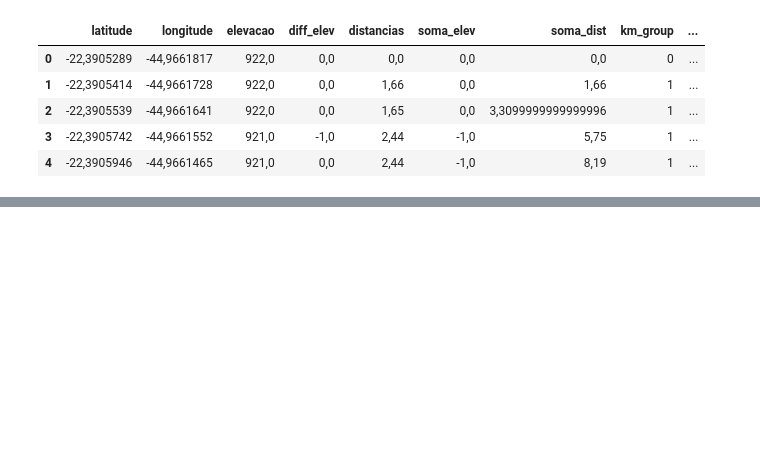
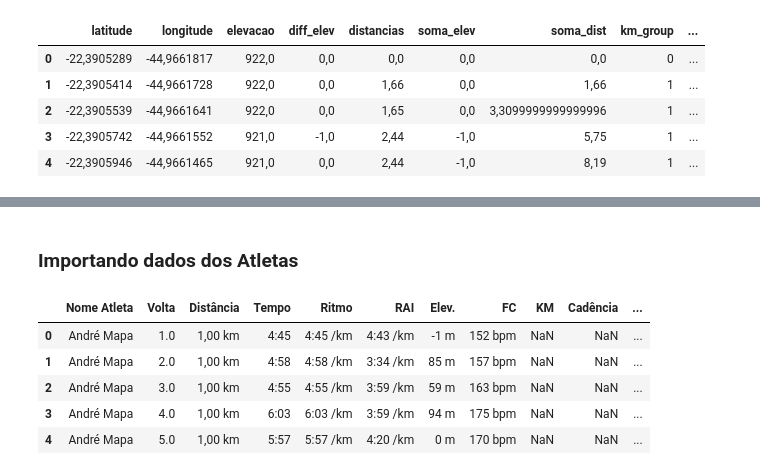
Before and after one commit to joaomts/-strava_analytics, a Jupyter notebook: analises_corredores.ipynb, the cells around one changed output, grey strips where cells are left out. Drawn from its saved outputs; the diff is of its cells as text; code cells hidden in the pictures; blank space fills up the shorter version.

```diff
--- a/analises_corredores.ipynb
+++ b/analises_corredores.ipynb
@@ -31,0 +50,12 @@ df_grouped.head()
+# %% [markdown]
+### Importando dados dos Atletas
+# %%
+df_atletas_2023 = pd.read_csv("final_completo_dados_2023_FINAL_SEM_ERRO.csv", sep=',')
+df_atletas_2023.head()
+# %% [output]
+|  | Nome Atleta | Volta | Distância | Tempo | Ritmo | RAI | Elev. | FC | KM | Cadência | ... |
+| 0 | André Mapa | 1.0 | 1,00 km | 4:45 | 4:45 /km | 4:43 /km | -1 m | 152 bpm | NaN | NaN | ... |
+| 1 | André Mapa | 2.0 | 1,00 km | 4:58 | 4:58 /km | 3:34 /km | 85 m | 157 bpm | NaN | NaN | ... |
+| 2 | André Mapa | 3.0 | 1,00 km | 4:55 | 4:55 /km | 3:59 /km | 59 m | 163 bpm | NaN | NaN | ... |
+| 3 | André Mapa | 4.0 | 1,00 km | 6:03 | 6:03 /km | 3:59 /km | 94 m | 175 bpm | NaN | NaN | ... |
+| 4 | André Mapa | 5.0 | 1,00 km | 5:57 | 5:57 /km | 4:20 /km | 0 m | 170 bpm | NaN | NaN | ... |
```
Also changed, not shown: parts of 11 cells of this notebook, 2 other files.
